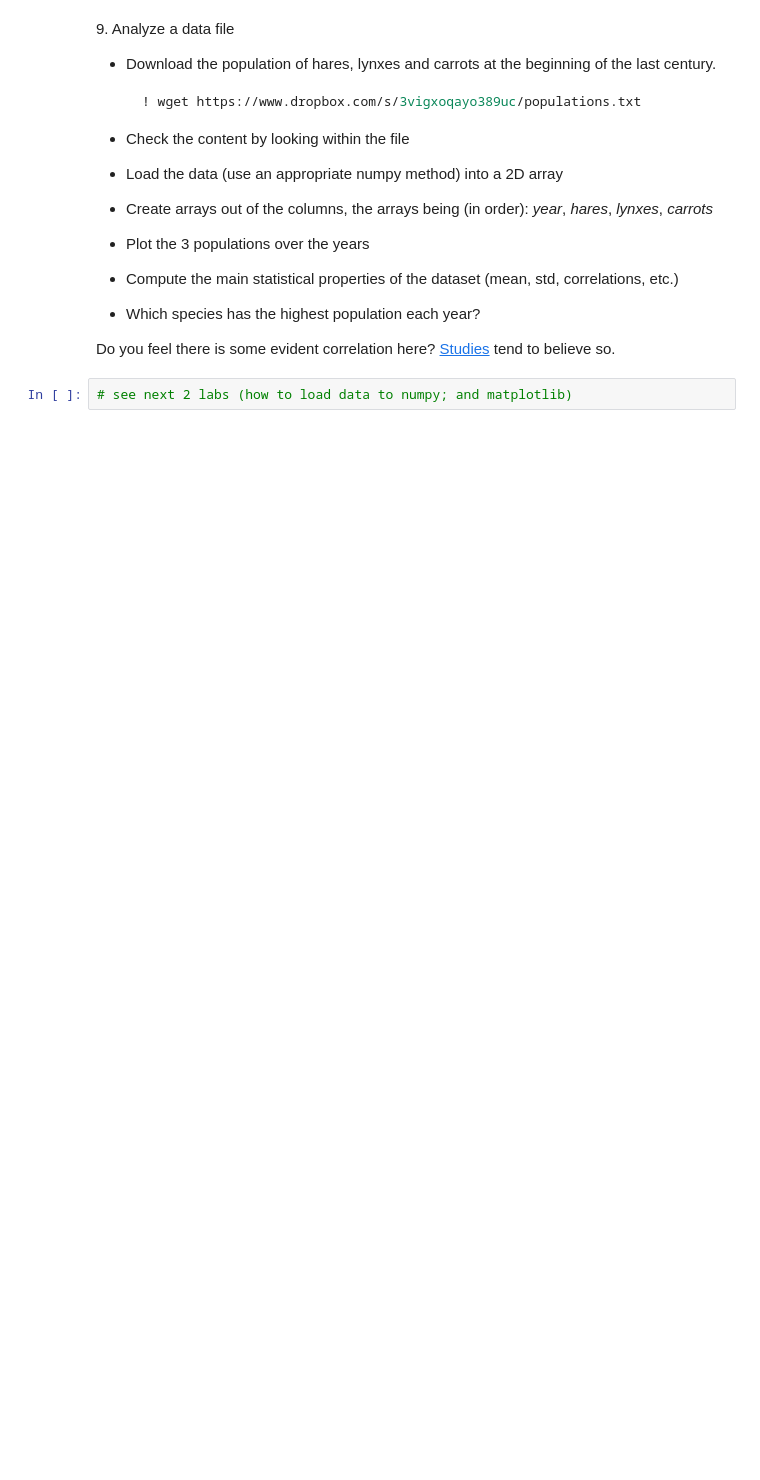
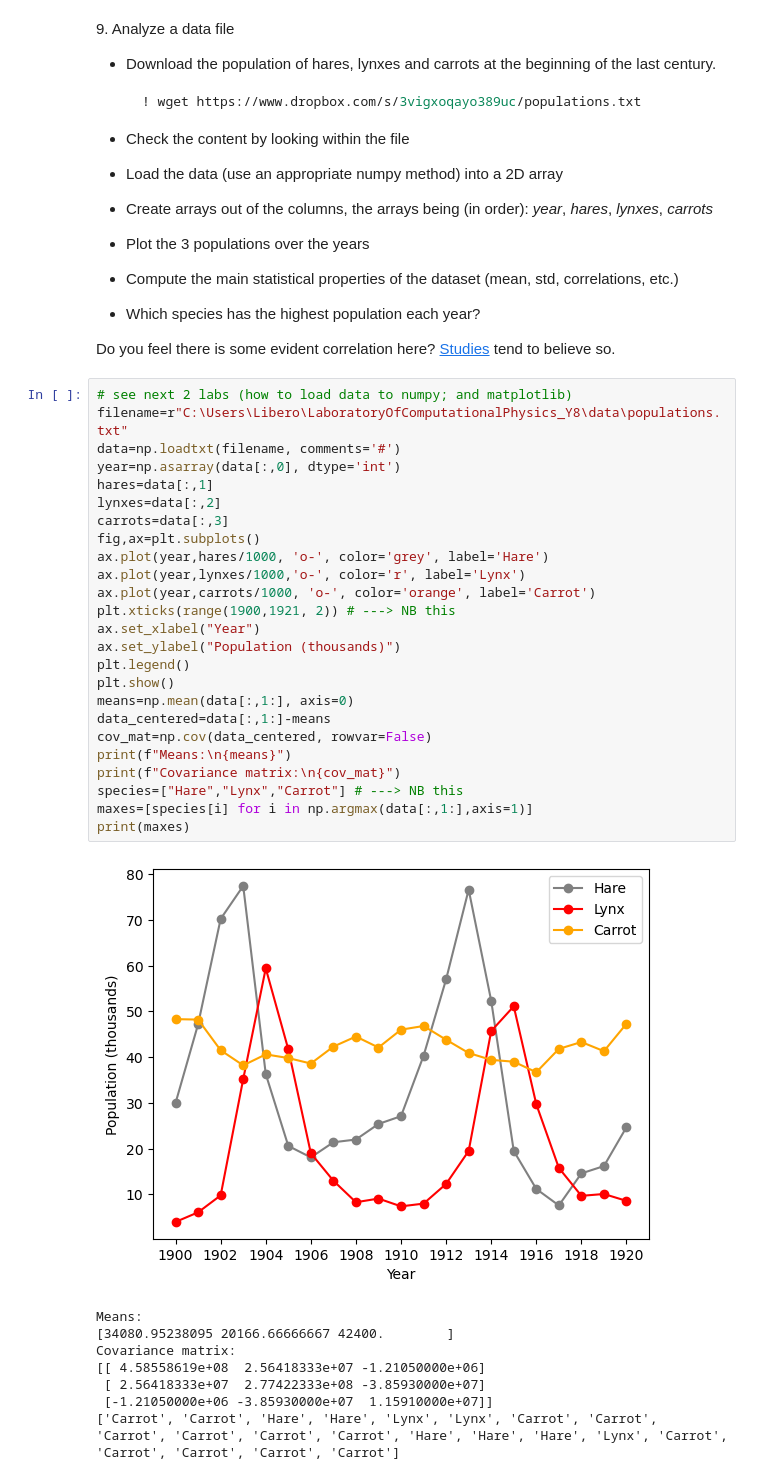
Before and after one commit to LiberoP/LaboratoryOfComputationalPhysics_Y8, a Jupyter notebook: 04ex_Numpy.ipynb, the cells around one changed output. Cells and saved outputs as stored; diff of their text form; blank space fills up the shorter version.

```diff
--- a/04ex_Numpy.ipynb
+++ b/04ex_Numpy.ipynb
@@ -261,5 +267,37 @@ Did you get what you expected?
   * Which species has the highest population each year?
 
 Do you feel there is some evident correlation here? [Studies](https://www.enr.gov.nt.ca/en/services/lynx/lynx-snowshoe-hare-cycle) tend to believe so.
-# %%
-# see next 2 labs (how to load data to numpy; and matplotlib)
+# %%
+# see next 2 labs (how to load data to numpy; and matplotlib)
+filename=r"C:\Users\Libero\LaboratoryOfComputationalPhysics_Y8\data\populations.txt"
+data=np.loadtxt(filename, comments='#')
+year=np.asarray(data[:,0], dtype='int')
+hares=data[:,1]
+lynxes=data[:,2]
+carrots=data[:,3]
+fig,ax=plt.subplots()
+ax.plot(year,hares/1000, 'o-', color='grey', label='Hare')
+ax.plot(year,lynxes/1000,'o-', color='r', label='Lynx')
+ax.plot(year,carrots/1000, 'o-', color='orange', label='Carrot')
+plt.xticks(range(1900,1921, 2)) # ---> NB this
+ax.set_xlabel("Year")
+ax.set_ylabel("Population (thousands)")
+plt.legend()
+plt.show()
+means=np.mean(data[:,1:], axis=0)
+data_centered=data[:,1:]-means
+cov_mat=np.cov(data_centered, rowvar=False)
+print(f"Means:\n{means}")
+print(f"Covariance matrix:\n{cov_mat}")
+species=["Hare","Lynx","Carrot"] # ---> NB this
+maxes=[species[i] for i in np.argmax(data[:,1:],axis=1)]
+print(maxes)
+# %% [output]
+[figure, added]
+Means:
+[34080.95238095 20166.66666667 42400.        ]
+Covariance matrix:
+[[ 4.58558619e+08  2.56418333e+07 -1.21050000e+06]
+ [ 2.56418333e+07  2.77422333e+08 -3.85930000e+07]
+ [-1.21050000e+06 -3.85930000e+07  1.15910000e+07]]
+['Carrot', 'Carrot', 'Hare', 'Hare', 'Lynx', 'Lynx', 'Carrot', 'Carrot', 'Carrot', 'Carrot', 'Carrot', 'Carrot', 'Hare', 'Hare', 'Hare', 'Lynx', 'Carrot', 'Carrot', 'Carrot', 'Carrot', 'Carrot']
```
Also changed, not shown: parts of 2 cells of this notebook, 6 other files.
